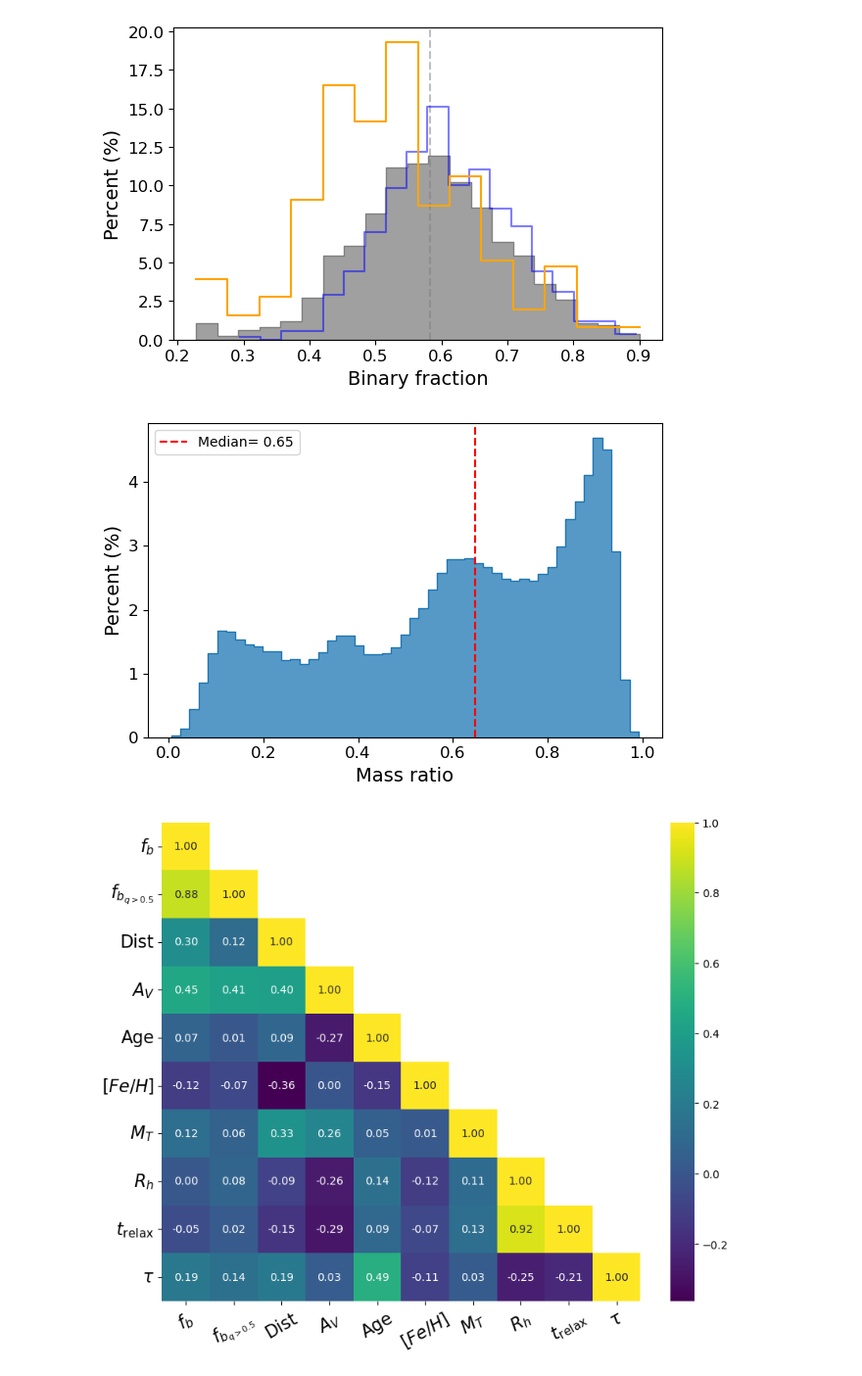
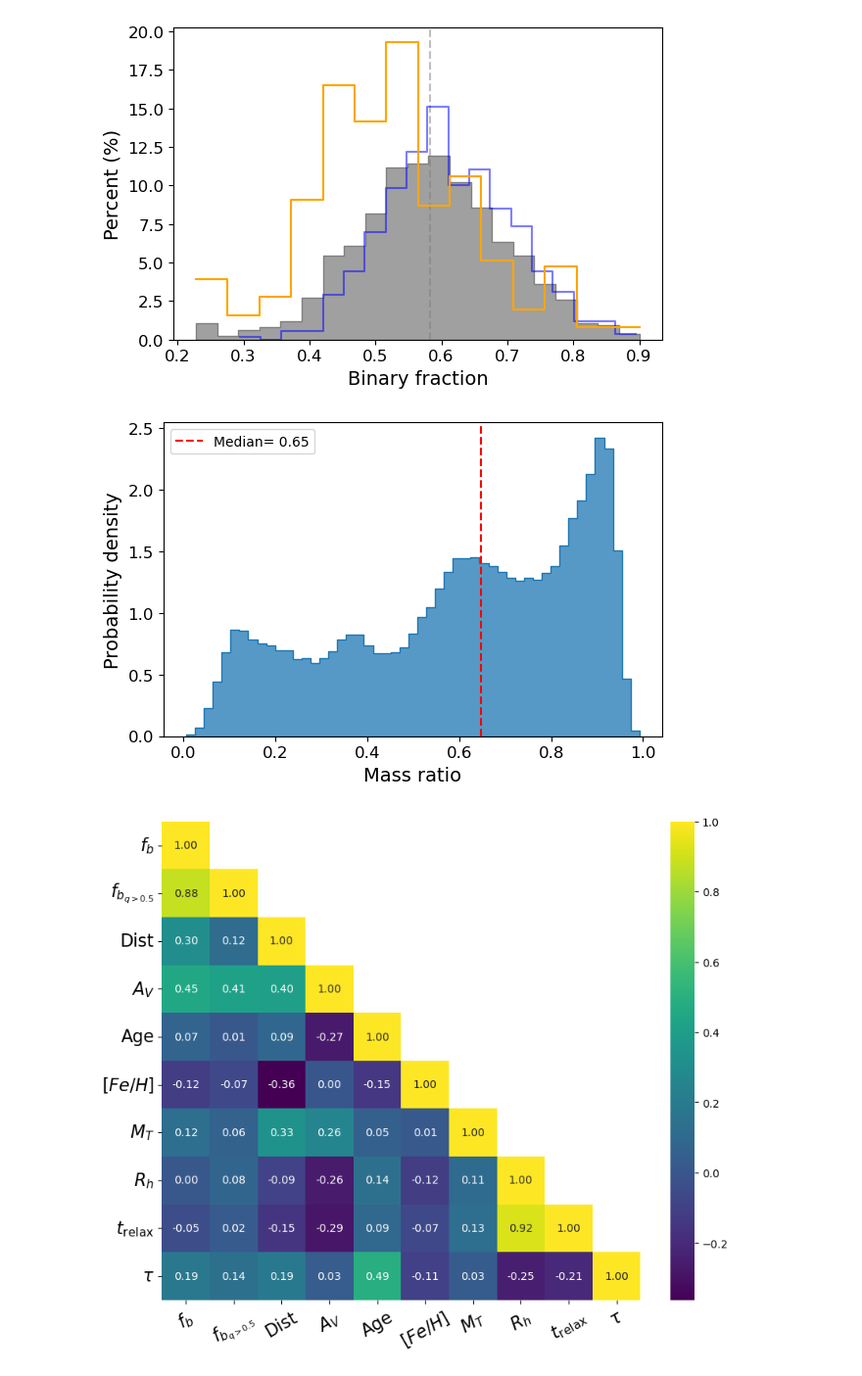
Before and after one commit to RuanPH26/stellar_multiplicity_in_open_clusters, a Jupyter notebook: data_description.ipynb, the cells around one changed output. Shown at 98% size. Saved outputs shown, nothing was run; the diff lists cells and outputs as text; code cells hidden in the pictures.

```diff
--- a/data_description.ipynb
+++ b/data_description.ipynb
@@ -208,21 +223,21 @@ plt.show()
 # %%
 data = pd.read_csv('Dados/data.csv', index_col='Cluster')
 
 median = data[data.q>0]['q'].median()
 fig, ax= plt.subplots(figsize= (6,4))
-sns.histplot(x=data[data.q>0]['q'], stat='percent', element='step')
+sns.histplot(x=data[data.q>0]['q'], stat='density', element='step')
 plt.axvline(data[data.q>0]['q'].median(), ls='--', c='r',
             label = f'Median= {median:.2f}')
 
 plt.xlabel('Mass ratio', fontdict=font)
-plt.ylabel('Percent (%)', fontdict=font)
+plt.ylabel('Probability density', fontdict=font)
 ax.tick_params(labelsize=labelsize)
 plt.tight_layout()
 plt.legend(loc='upper left')
 plt.savefig('Figures/dist_mass_ratio.png',  dpi=300)
 plt.show()
 # %% [output]
-[figure, old version]
+[figure, new version]
 # %%
 nome_vars = {
     'bin_frac': r'$f_b$',
```
Also changed, not shown: parts of 7 cells of this notebook, 15 other files.
